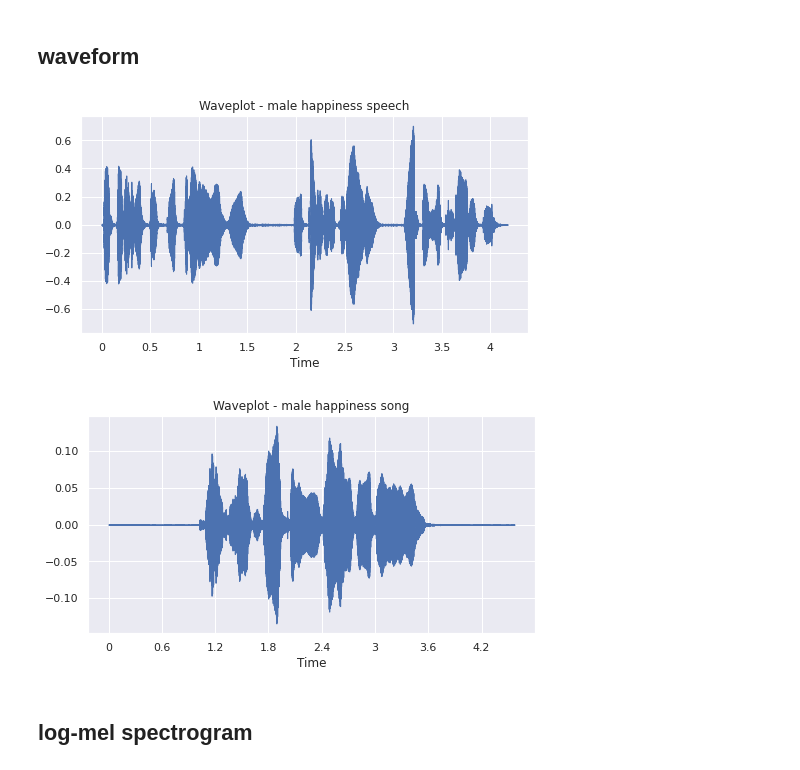
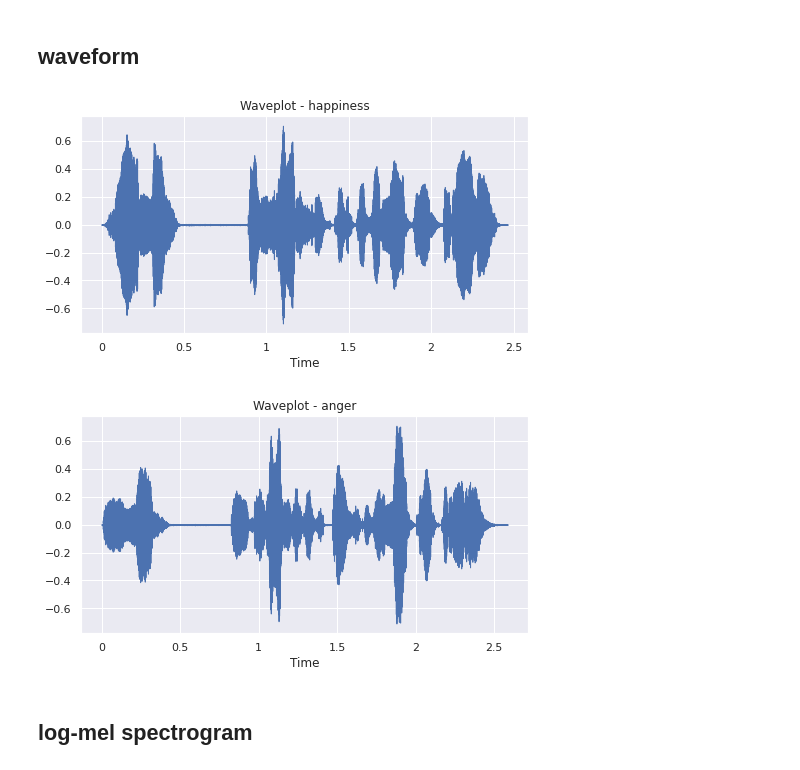
Before and after one commit to mikolajm190/python_SER_DL, a Jupyter notebook: src/aesdd_SER.ipynb, the cells around one changed output. Saved outputs shown, nothing was run; the diff lists cells and outputs as text; code cells hidden in the pictures.

```diff
--- a/src/aesdd_SER.ipynb
+++ b/src/aesdd_SER.ipynb
@@ -76,29 +76,29 @@ class_imbalance_plot()
 # %%
 import librosa.display
 
 # waveplot
-wavf, sr = librosa.load(df['path'][10])
+wavf, sr = librosa.load(df['path'][0])
 
 plt.figure(figsize = (8, 4))
 librosa.display.waveshow(wavf, sr = sr)
-plt.title('Waveplot - male happiness speech')
-plt.savefig(imgsPath + 'waveplot_male_happiness_speech.png')
+plt.title('Waveplot - happiness')
+plt.savefig(imgsPath + 'waveplot_happiness.png')
 plt.show()
 # %% [output]
-[figure, old version]
+[figure, new version]
 # %%
 import librosa.display
 
 # waveplot
-wavf, sr = librosa.load('../data/ravdess/Audio_Song_Actors_01-24/Actor_01/03-02-03-01-01-01-01.wav')
+wavf, sr = librosa.load(df['path'][603])
 
 plt.figure(figsize = (8, 4))
 librosa.display.waveshow(wavf, sr = sr)
-plt.title('Waveplot - male happiness song')
-plt.savefig(imgsPath + 'waveplot_male_happiness_song.png')
+plt.title('Waveplot - anger')
+plt.savefig(imgsPath + 'waveplot_anger.png')
 plt.show()
 # %% [output]
-[figure, old version]
+[figure, new version]
 # %% [markdown]
 ## log-mel spectrogram
 # %% [markdown]
```
Also changed, not shown: parts of 3 cells of this notebook.
